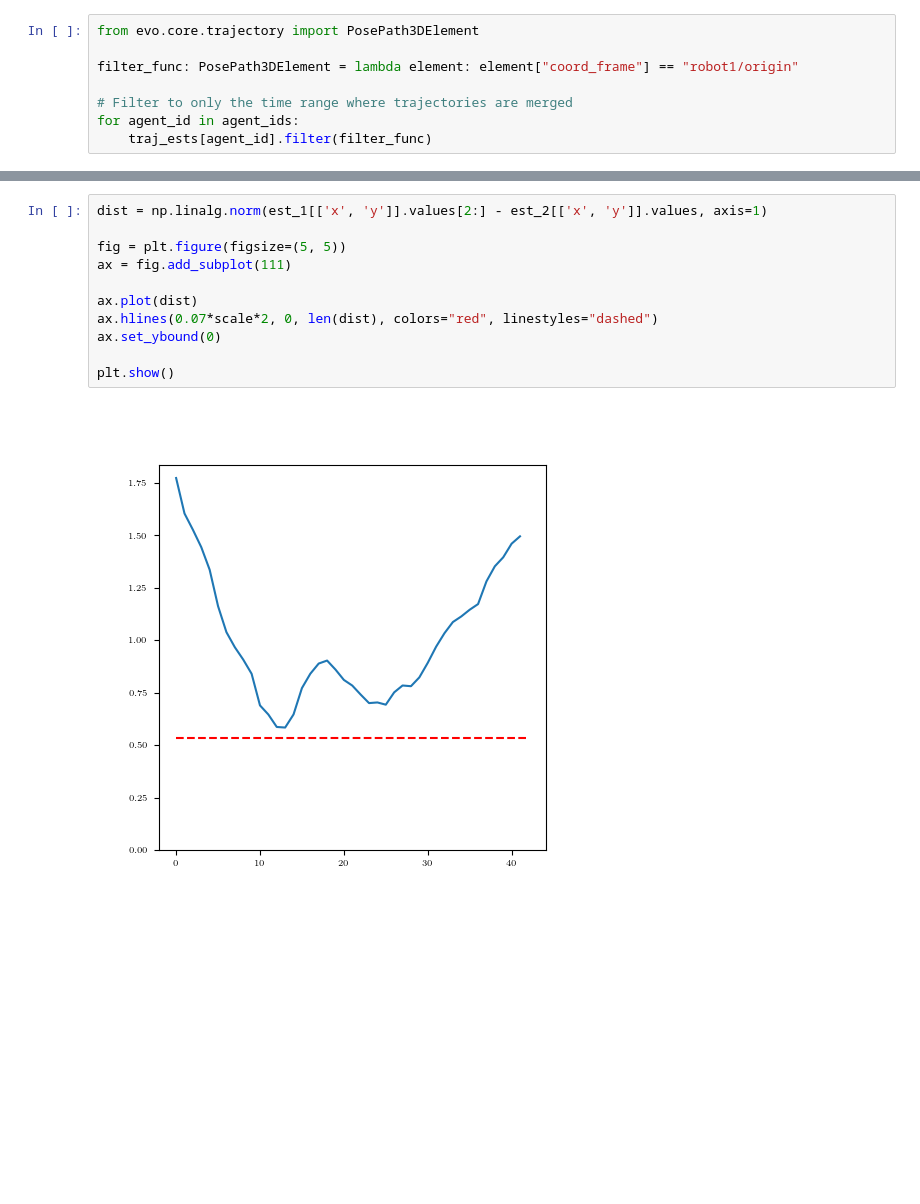
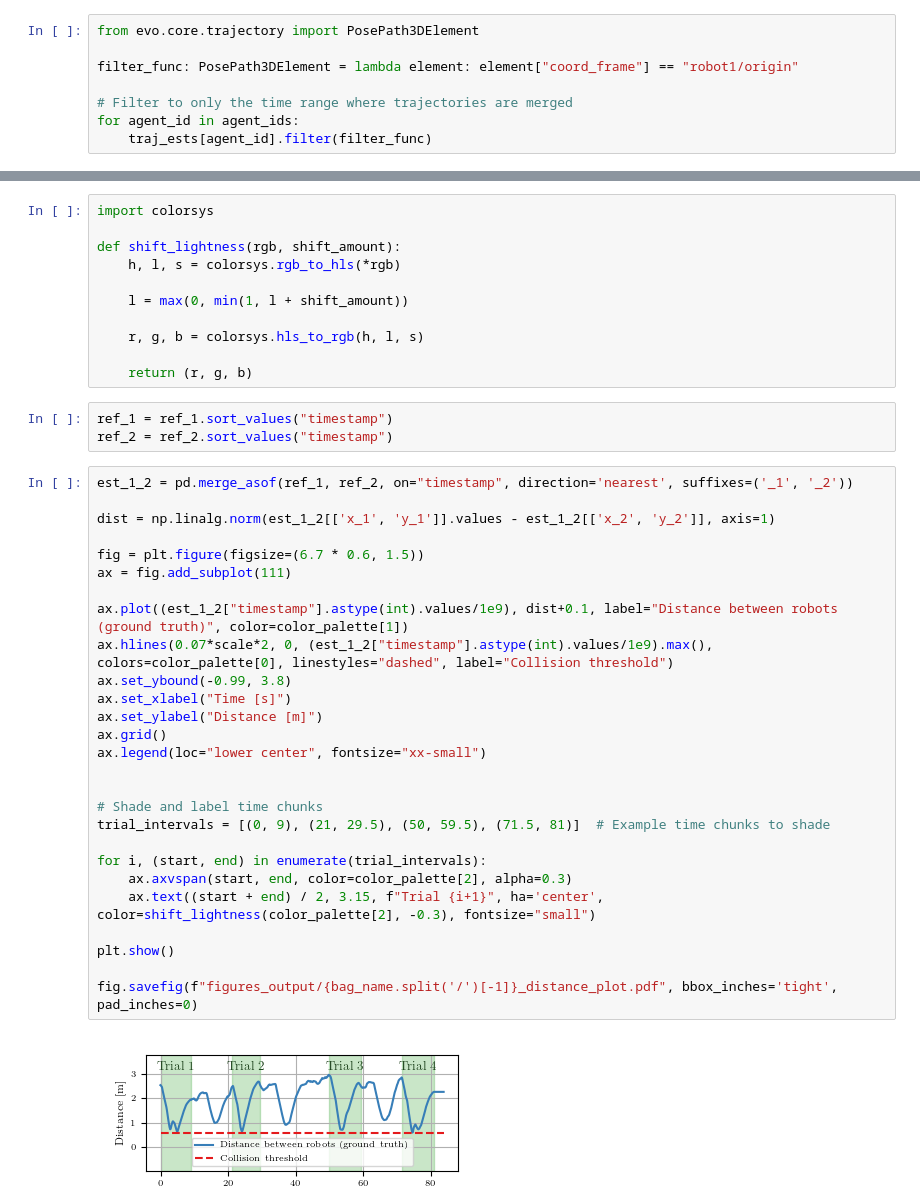
Before and after one commit to proroklab/DVM-SLAM, a Jupyter notebook: src/evaluation/motion_capture_post_processing.ipynb, the cells around one changed output, grey strips where cells are left out. Cells and saved outputs as stored; diff of their text form; blank space fills up the shorter version.

```diff
--- a/src/evaluation/motion_capture_post_processing.ipynb
+++ b/src/evaluation/motion_capture_post_processing.ipynb
@@ -536,13 +714,43 @@ est_1
-# %%
-dist = np.linalg.norm(est_1[['x', 'y']].values[2:] - est_2[['x', 'y']].values, axis=1)
-
-fig = plt.figure(figsize=(5, 5))
-ax = fig.add_subplot(111)
-
-ax.plot(dist)
-ax.hlines(0.07*scale*2, 0, len(dist), colors="red", linestyles="dashed")
-ax.set_ybound(0)
-
-plt.show()
-# %% [output]
-[figure, removed]
+# %%
+import colorsys
+
+def shift_lightness(rgb, shift_amount):
+    h, l, s = colorsys.rgb_to_hls(*rgb)
+
+    l = max(0, min(1, l + shift_amount))
+
+    r, g, b = colorsys.hls_to_rgb(h, l, s)
+
+    return (r, g, b)
+# %%
+ref_1 = ref_1.sort_values("timestamp")
+ref_2 = ref_2.sort_values("timestamp")
+# %%
+est_1_2 = pd.merge_asof(ref_1, ref_2, on="timestamp", direction='nearest', suffixes=('_1', '_2'))
+
+dist = np.linalg.norm(est_1_2[['x_1', 'y_1']].values - est_1_2[['x_2', 'y_2']], axis=1)
+
+fig = plt.figure(figsize=(6.7 * 0.6, 1.5))
+ax = fig.add_subplot(111)
+
+ax.plot((est_1_2["timestamp"].astype(int).values/1e9), dist+0.1, label="Distance between robots (ground truth)", color=color_palette[1])
+ax.hlines(0.07*scale*2, 0, (est_1_2["timestamp"].astype(int).values/1e9).max(), colors=color_palette[0], linestyles="dashed", label="Collision threshold")
+ax.set_ybound(-0.99, 3.8)
+ax.set_xlabel("Time [s]")
+ax.set_ylabel("Distance [m]")
+ax.grid()
+ax.legend(loc="lower center", fontsize="xx-small")
+
+
+# Shade and label time chunks
+trial_intervals = [(0, 9), (21, 29.5), (50, 59.5), (71.5, 81)]  # Example time chunks to shade
+
+for i, (start, end) in enumerate(trial_intervals):
+    ax.axvspan(start, end, color=color_palette[2], alpha=0.3)
+    ax.text((start + end) / 2, 3.15, f"Trial {i+1}", ha='center', color=shift_lightness(color_palette[2], -0.3), fontsize="small")
+
+plt.show()
+
+fig.savefig(f"figures_output/{bag_name.split('/')[-1]}_distance_plot.pdf", bbox_inches='tight', pad_inches=0)
+# %% [output]
+[figure, added]
```
Also changed, not shown: parts of 22 cells of this notebook.
